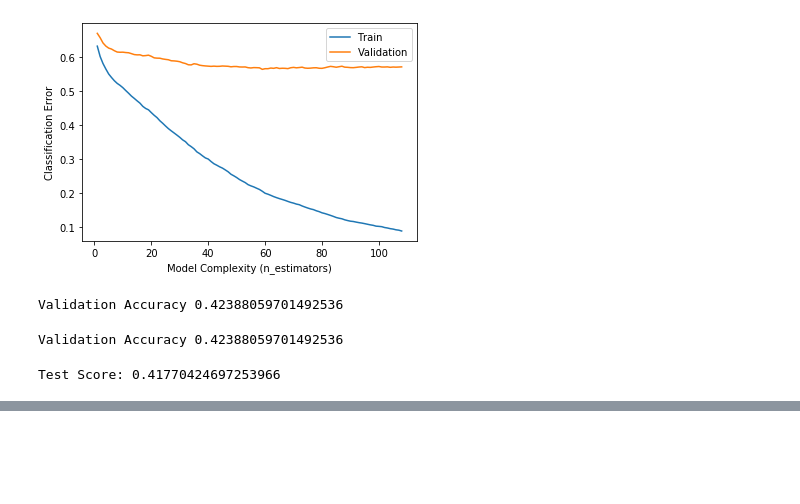
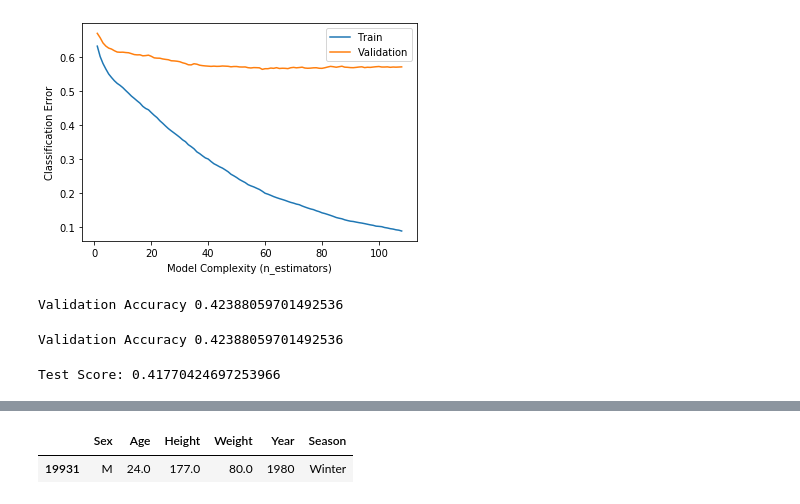
Before and after one commit to AmyBeisel/Olympics-Data, a Jupyter notebook: notebooks/LS_DS_231_assignment_AMY_BEISEL.ipynb, the cells around one changed output, grey strips where cells are left out. Saved outputs shown, nothing was run; the diff lists cells and outputs as text; code cells hidden in the pictures; blank space fills up the shorter version.

```diff
--- a/notebooks/LS_DS_231_assignment_AMY_BEISEL.ipynb
+++ b/notebooks/LS_DS_231_assignment_AMY_BEISEL.ipynb
@@ -605,0 +624,5 @@ Test Score: 0.41770424697253966
+# %%
+X_test.iloc[[45]]
+# %% [output]
+|  | Sex | Age | Height | Weight | Year | Season |
+| 19931 | M | 24.0 | 177.0 | 80.0 | 1980 | Winter |
```
Also changed, not shown: parts of 9 cells of this notebook.
